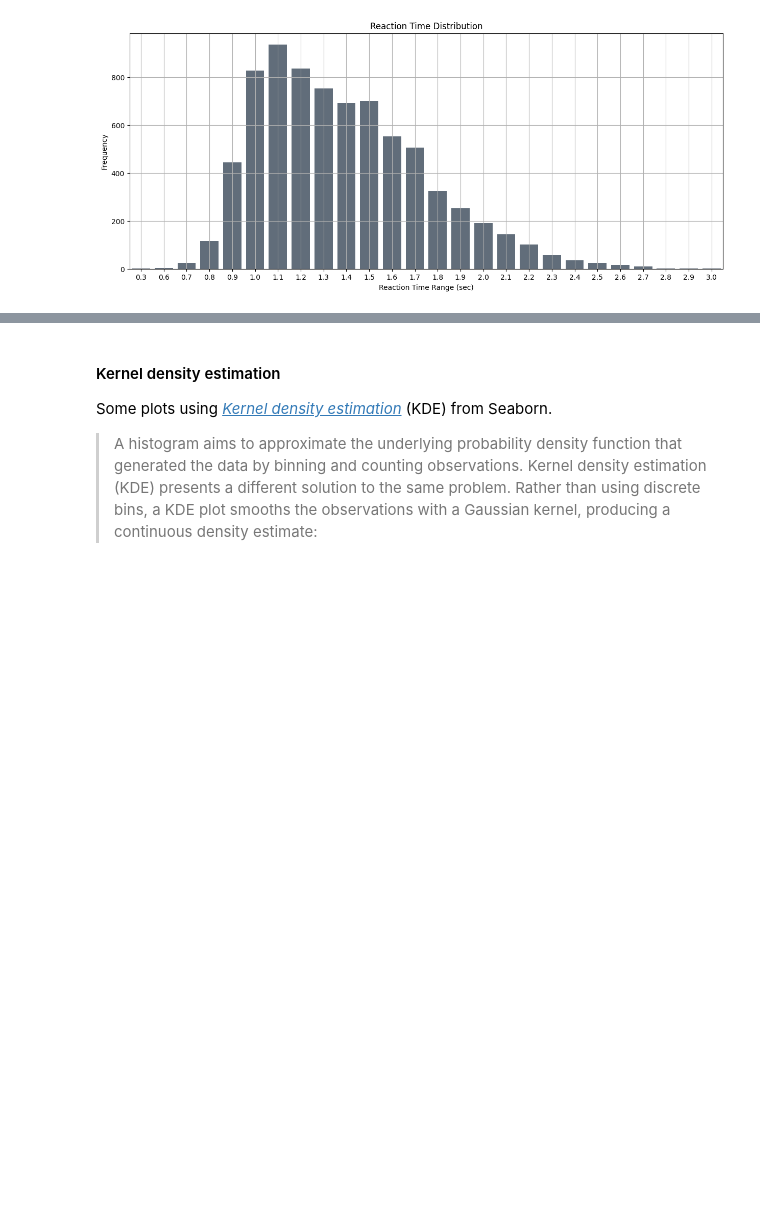
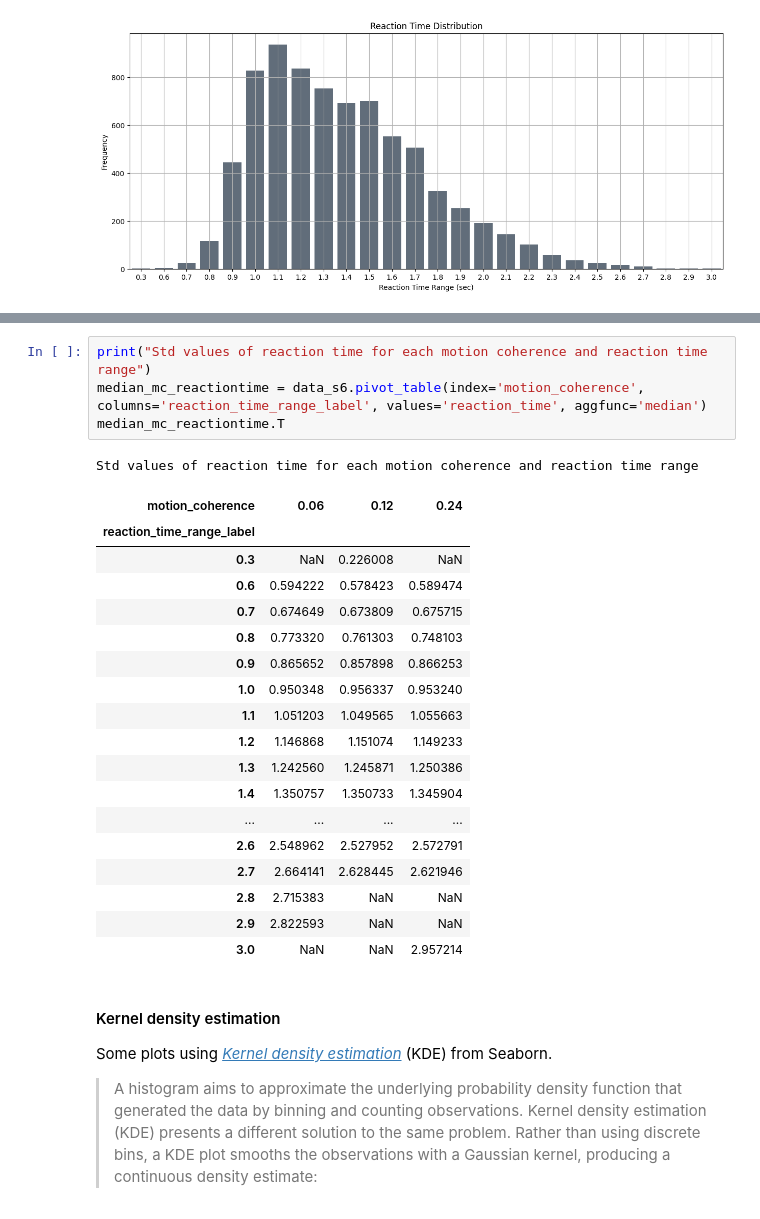
Before and after one commit to lucasbaldezzari/babesbayes-nma, a Jupyter notebook: coding/Issue4_Xiaoxiao.ipynb, the cells around one changed output, grey strips where cells are left out. Cells and saved outputs as stored; diff of their text form; blank space fills up the shorter version.

```diff
--- a/coding/Issue4_Xiaoxiao.ipynb
+++ b/coding/Issue4_Xiaoxiao.ipynb
@@ -122,3 +181,27 @@ plt.show()
+# %%
+print("Std values of reaction time for each motion coherence and reaction time range")
+median_mc_reactiontime = data_s6.pivot_table(index='motion_coherence', columns='reaction_time_range_label', values='reaction_time', aggfunc='median')
+median_mc_reactiontime.T
+# %% [output]
+Std values of reaction time for each motion coherence and reaction time range
+| motion_coherence | 0.06 | 0.12 | 0.24 |
+| reaction_time_range_label |  |  |  |
+| 0.3 | NaN | 0.226008 | NaN |
+| 0.6 | 0.594222 | 0.578423 | 0.589474 |
+| 0.7 | 0.674649 | 0.673809 | 0.675715 |
+| 0.8 | 0.773320 | 0.761303 | 0.748103 |
+| 0.9 | 0.865652 | 0.857898 | 0.866253 |
+| 1.0 | 0.950348 | 0.956337 | 0.953240 |
+| 1.1 | 1.051203 | 1.049565 | 1.055663 |
+| 1.2 | 1.146868 | 1.151074 | 1.149233 |
+| 1.3 | 1.242560 | 1.245871 | 1.250386 |
+| 1.4 | 1.350757 | 1.350733 | 1.345904 |
+| ... | ... | ... | ... |
+| 2.6 | 2.548962 | 2.527952 | 2.572791 |
+| 2.7 | 2.664141 | 2.628445 | 2.621946 |
+| 2.8 | 2.715383 | NaN | NaN |
+| 2.9 | 2.822593 | NaN | NaN |
+| 3.0 | NaN | NaN | 2.957214 |
 # %% [markdown]
 #### Kernel density estimation
 
```
Also changed, not shown: parts of 5 cells of this notebook, 1 other file.
